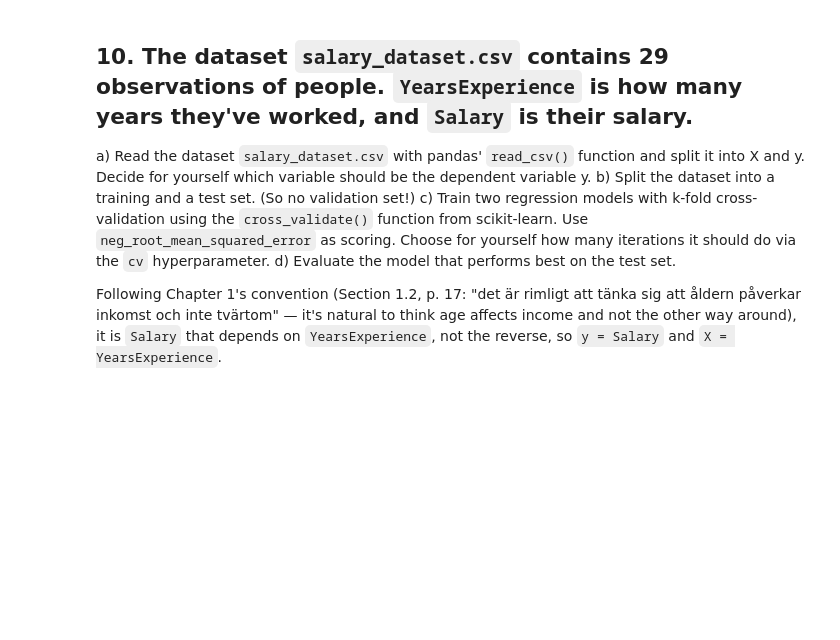
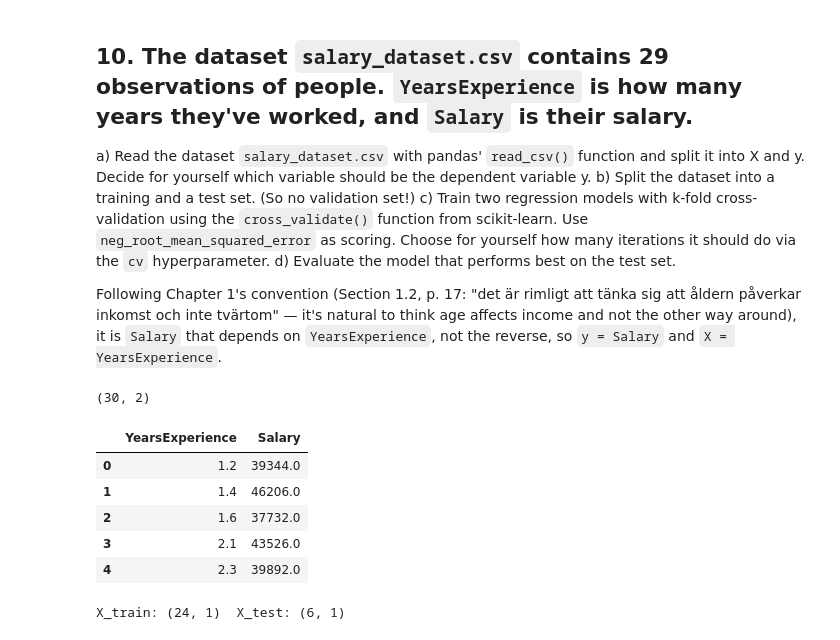
Before and after one commit to arbazshah52/Individual-Machine-Learning, a Jupyter notebook: Kapital2/Kapital2Kod.ipynb, the cells around one changed output. Cells and saved outputs as stored; diff of their text form; code cells hidden in the pictures; blank space fills up the shorter version.

```diff
--- a/Kapital2/Kapital2Kod.ipynb
+++ b/Kapital2/Kapital2Kod.ipynb
@@ -147,3 +147,31 @@ c) Train two regression models with k-fold cross-validation using the `cross_val
 d) Evaluate the model that performs best on the test set.
 
 Following Chapter 1's convention (Section 1.2, p. 17: "det är rimligt att tänka sig att åldern påverkar inkomst och inte tvärtom" — it's natural to think age affects income and not the other way around), it is `Salary` that depends on `YearsExperience`, not the reverse, so `y = Salary` and `X = YearsExperience`.
+# %%
+import numpy as np
+import pandas as pd
+from sklearn.model_selection import train_test_split, cross_validate
+from sklearn.linear_model import LinearRegression
+from sklearn.tree import DecisionTreeRegressor
+from sklearn.metrics import root_mean_squared_error
+
+# a) Read salary_dataset.csv and split into X and y (Salary is the dependent variable)
+df = pd.read_csv("salary_dataset.csv")
+X = df[["YearsExperience"]]
+y = df["Salary"]
+print(df.shape)
+df.head()
+# %% [output]
+(30, 2)
+|  | YearsExperience | Salary |
+| 0 | 1.2 | 39344.0 |
+| 1 | 1.4 | 46206.0 |
+| 2 | 1.6 | 37732.0 |
+| 3 | 2.1 | 43526.0 |
+| 4 | 2.3 | 39892.0 |
+# %%
+# b) Split into training and test sets only (no validation set)
+X_train, X_test, y_train, y_test = train_test_split(X, y, test_size=0.2, random_state=42)
+print("X_train:", X_train.shape, " X_test:", X_test.shape)
+# %% [output]
+X_train: (24, 1)  X_test: (6, 1)
```
Also changed, not shown: parts of 2 cells of this notebook.
